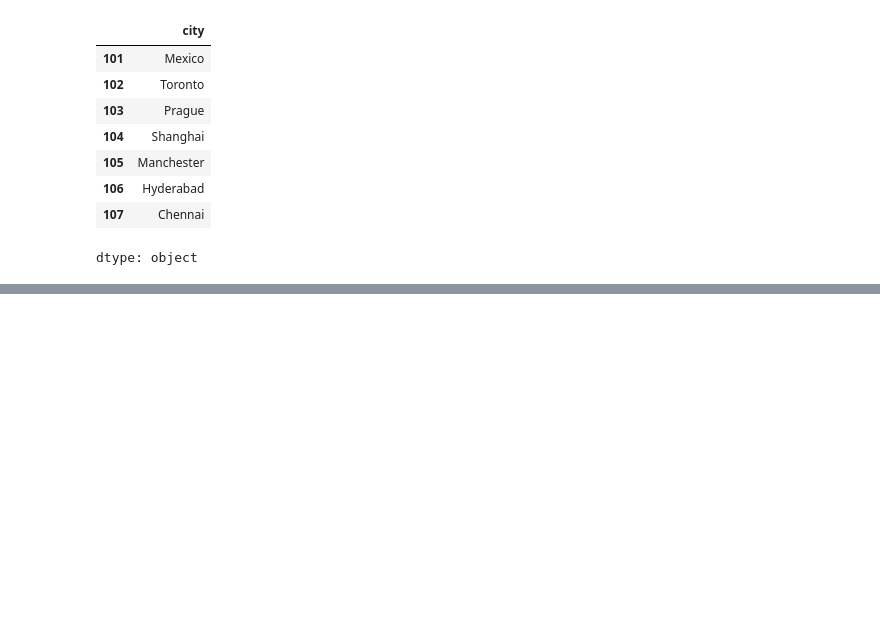
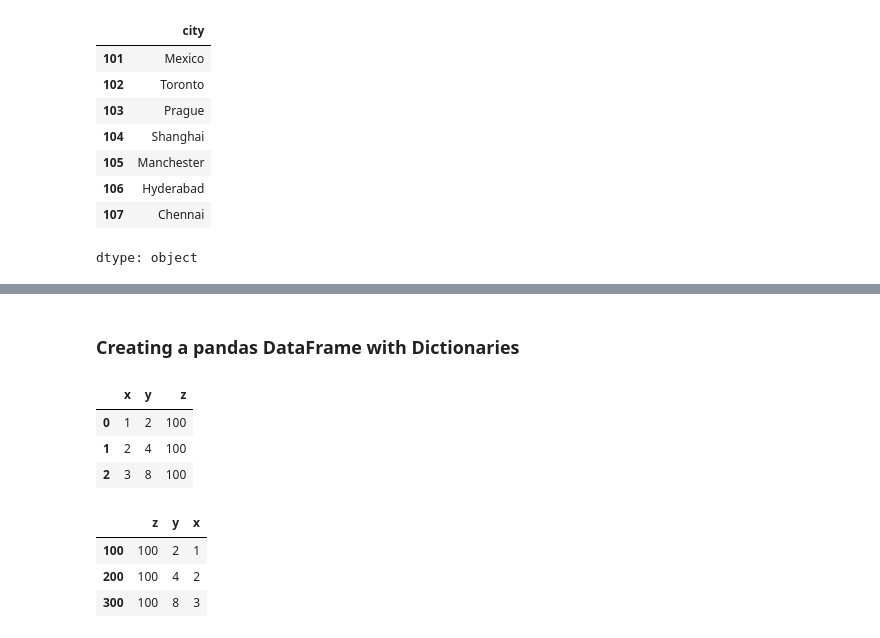
Before and after one commit to dakshayani2906/my-python-journey-basics, a Jupyter notebook: Learning_Pandas.ipynb, the cells around one changed output, grey strips where cells are left out. Cells and saved outputs as stored; diff of their text form; code cells hidden in the pictures; blank space fills up the shorter version.

```diff
--- a/Learning_Pandas.ipynb
+++ b/Learning_Pandas.ipynb
@@ -76,0 +109,22 @@ dtype: object
+# %% [markdown]
+### Creating a pandas DataFrame with Dictionaries
+# %%
+# We cna create a pandas DataFrame with Python Dict:
+
+d = {'x' : [1,2,3], 'y' : np.array([2,4,8]), 'z': 100}
+
+pd.DataFrame(d)
+# %% [output]
+|  | x | y | z |
+| 0 | 1 | 2 | 100 |
+| 1 | 2 | 4 | 100 |
+| 2 | 3 | 8 | 100 |
+# %%
+# it is possible to control the order of the columns with columns paramater and the row labels with index:
+
+pd.DataFrame(d, index = [100,200,300], columns = ['z', 'y', 'x'])
+# %% [output]
+|  | z | y | x |
+| 100 | 100 | 2 | 1 |
+| 200 | 100 | 4 | 2 |
+| 300 | 100 | 8 | 3 |
```
Also changed, not shown: parts of 23 cells of this notebook.
